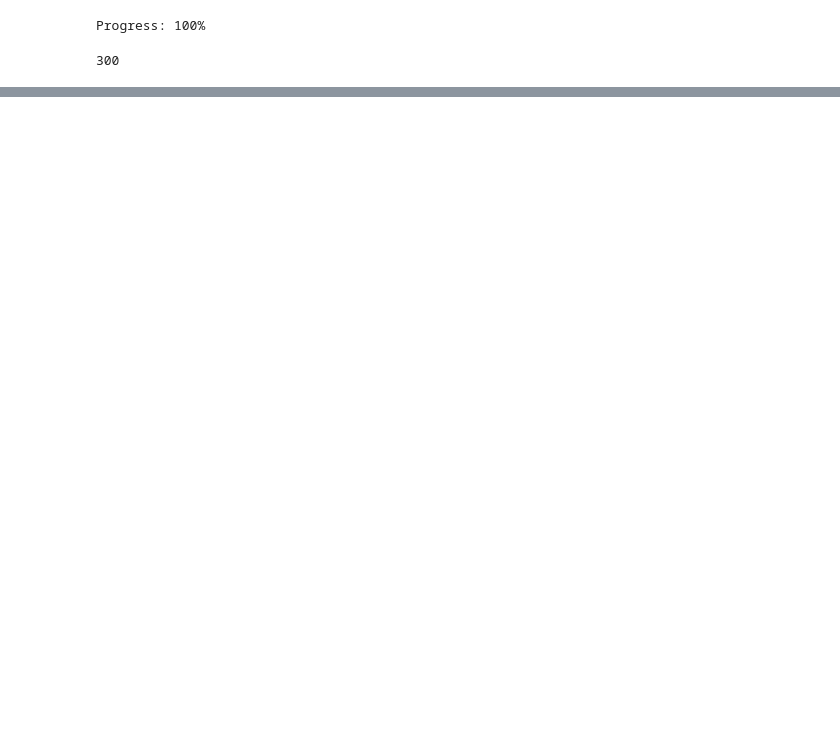
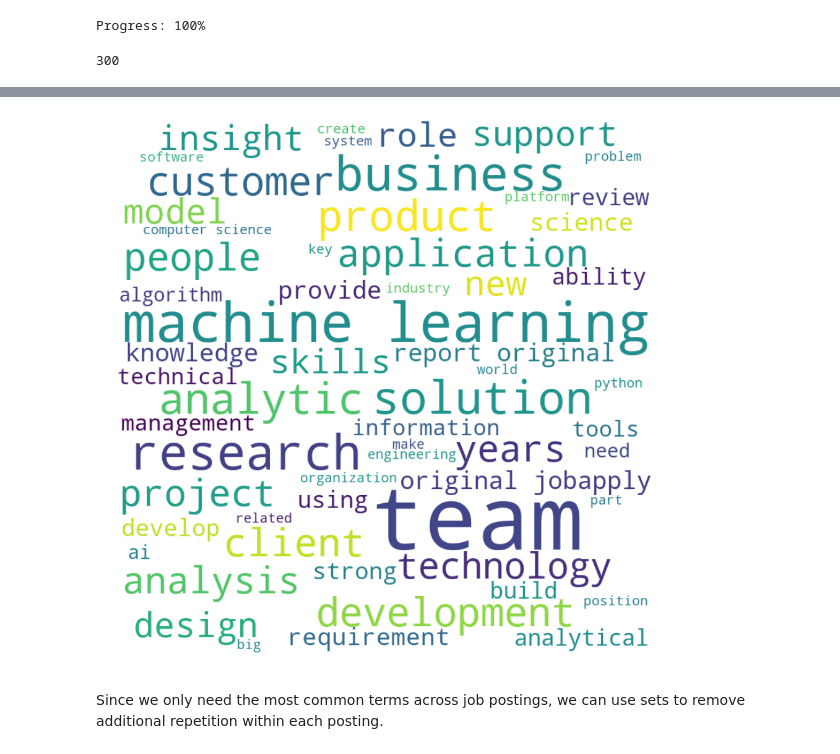
Before and after one commit to georgeliu1998/ideal_profiles, a Jupyter notebook: ideal_profiles_2.ipynb, the cells around one changed output, grey strips where cells are left out. Saved outputs shown, nothing was run; the diff lists cells and outputs as text; code cells hidden in the pictures; blank space fills up the shorter version.

Commit message:
Complete two versions of initial wordcloud plots

```diff
--- a/ideal_profiles_2.ipynb
+++ b/ideal_profiles_2.ipynb
@@ -185,27 +209,0 @@ data[290]
-# %%
-def plot_wc(text, max_words=200, stopwords_list=[]):
-    """
-    Make a word cloud plot using the given text.
-
-    Arguments:
-    text -- the text as a string
-
-    Returns:
-    None
-    """
-    wordcloud = WordCloud().generate(text)
-    stopwords = set(STOPWORDS)
-    stopwords.update(stopwords_list)
-
-    wordcloud = WordCloud(background_color='white',
-                         stopwords=stopwords,
-                         prefer_horizontal=1,
-                         max_words=max_words,
-                         min_font_size=6,
-                         scale=1,
-                         width = 800, height = 800,
-                         random_state=8).generate(text)
-    plt.figure(figsize=[16,16])
-    plt.imshow(wordcloud, interpolation="bilinear")
-    plt.axis("off")
-    plt.show()
@@ -215,0 +231,13 @@ len(postings_dict)
+# %%
+# Take the first 100 postings and make a wordcloud plot
+text = []
+for i in range(1, 101):
+    text.append(data[i]['posting'])
+text = " ".join(text)
+plot_wc(text, max_words=60,
+        stopwords_list=stopwords_list,
+        to_file_name='wc_raw')
+# %% [output]
+[figure, added]
+# %% [markdown]
+Since we only need the most common terms across job postings, we can use sets to remove additional repetition within each posting.
```
Also changed, not shown: parts of 12 cells of this notebook.
